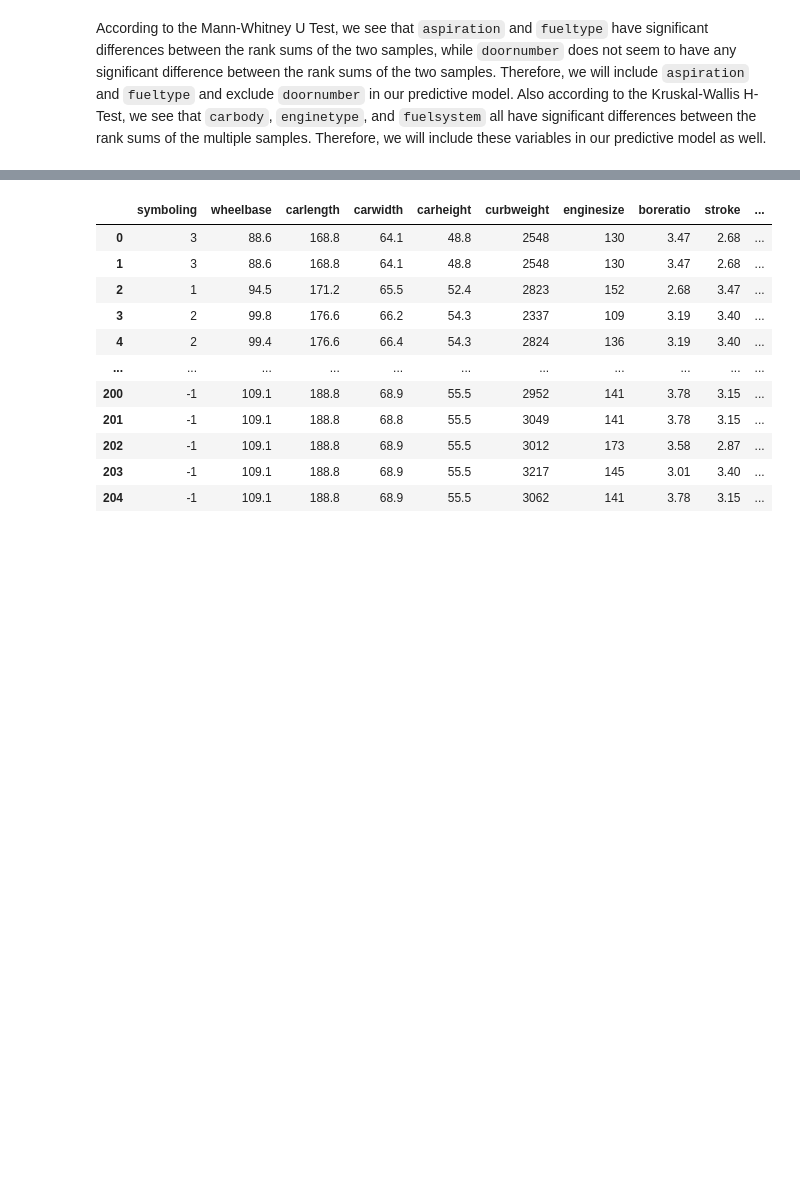
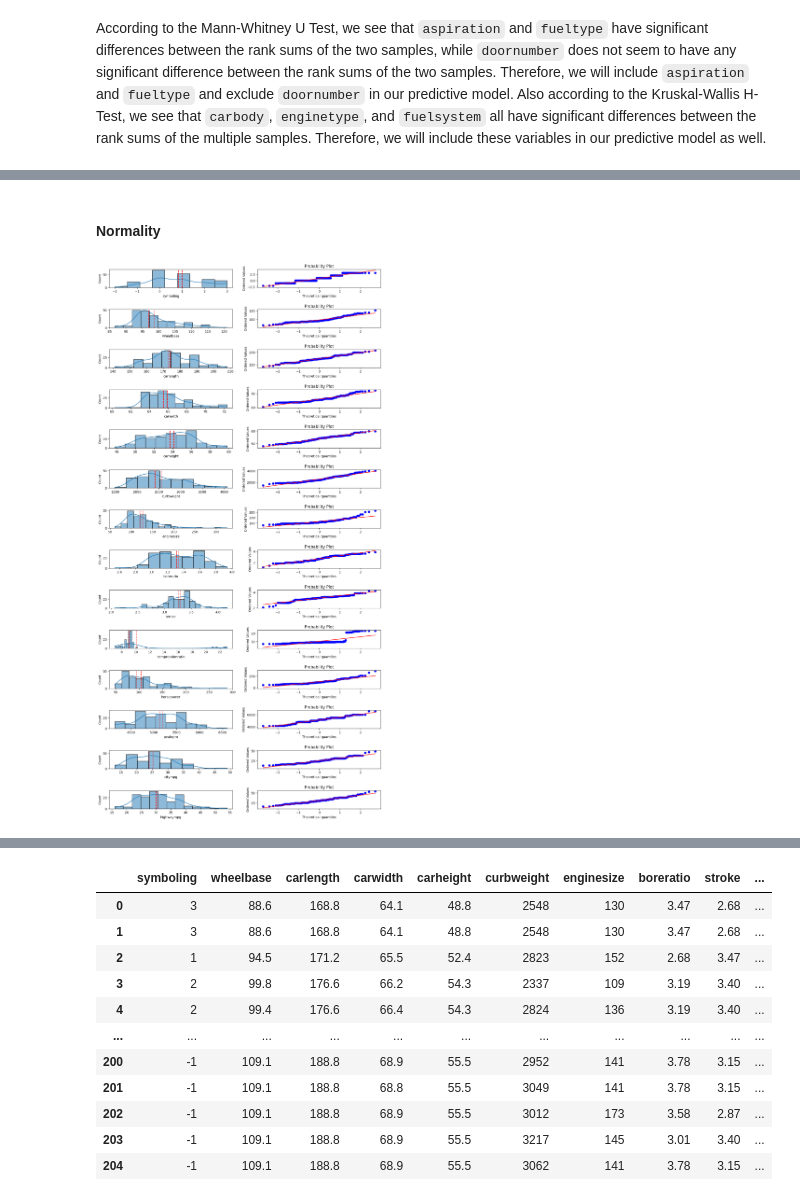
Before and after one commit to lojnys/data_science_project, a Jupyter notebook: car_pricing_assignment/car_price_linear_regression.ipynb, the cells around one changed output, grey strips where cells are left out. Saved outputs shown, nothing was run; the diff lists cells and outputs as text; code cells hidden in the pictures; blank space fills up the shorter version.

```diff
--- a/car_pricing_assignment/car_price_linear_regression.ipynb
+++ b/car_pricing_assignment/car_price_linear_regression.ipynb
@@ -510,0 +532,22 @@ According to the Mann-Whitney U Test, we see that `aspiration` and `fueltype` ha
+# %% [markdown]
+#### Normality
+# %%
+from scipy import stats
+
+fig, ax = plt.subplots(nrows=14, ncols=2, figsize=(15,30))
+
+for i, column in enumerate(list(num_only_df.columns[:14])):
+    # Histogram with Kernel Density Estimation
+    sns.histplot(x=num_only_df[column], ax=ax[i,0], kde=True)
+
+    # Central Tendency Lines
+    ax[i,0].axvline(num_only_df[column].mean(), color='red', linestyle='--')
+    ax[i,0].axvline(num_only_df[column].median(), color='red', linestyle='--')
+
+    # Q-Q Plot
+    stats.probplot(num_only_df[column], dist="norm", plot=ax[i,1])
+
+plt.subplots_adjust(hspace=1.2)
+plt.show()
+# %% [output]
+[figure, added]
```
Also changed, not shown: parts of 5 cells of this notebook.
